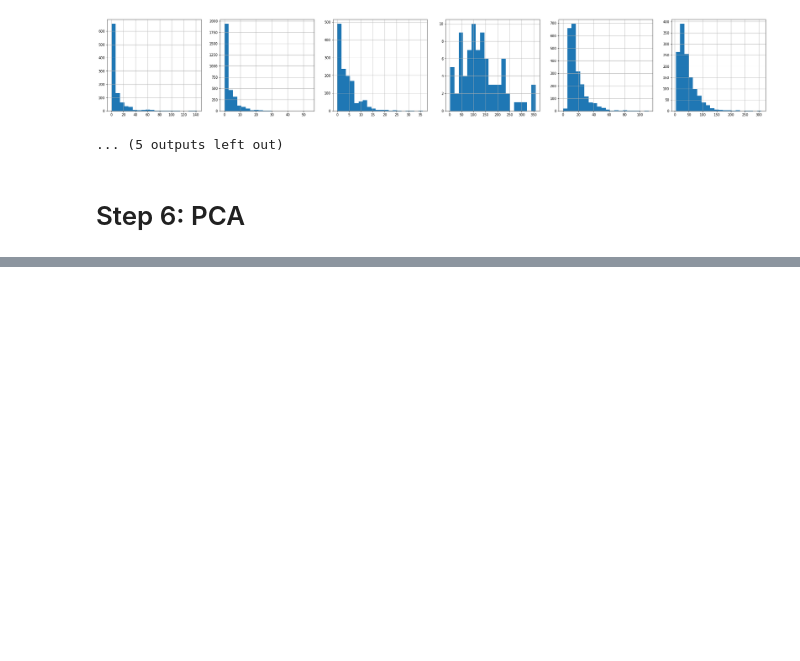
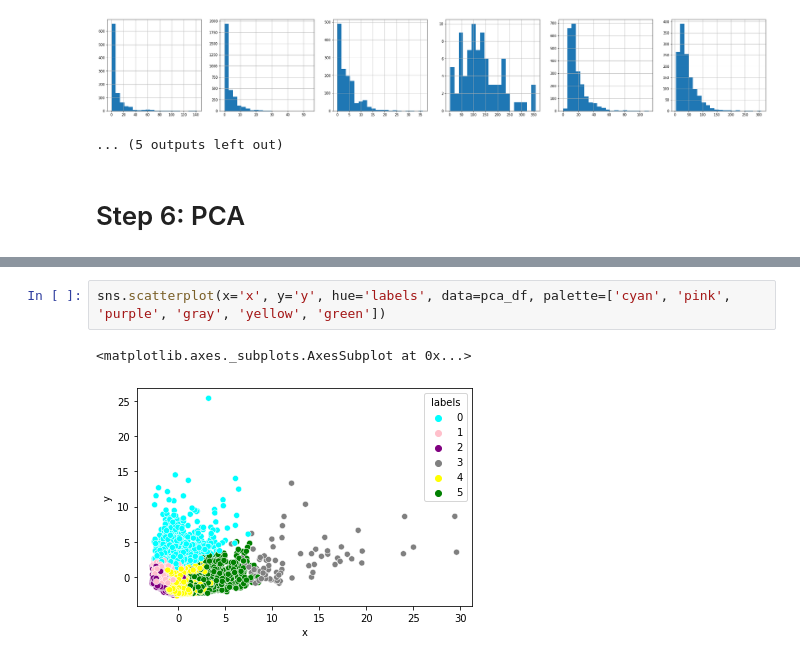
Before and after one commit to Tursunali-portfolio/Customer_segmentation, a Jupyter notebook: Customer_clustering.ipynb, the cells around one changed output, grey strips where cells are left out. Cells and saved outputs as stored; diff of their text form; blank space fills up the shorter version.

```diff
--- a/Customer_clustering.ipynb
+++ b/Customer_clustering.ipynb
@@ -356,0 +352,5 @@ fig.show()
+# %%
+sns.scatterplot(x='x', y='y', hue='labels', data=pca_df, palette=['cyan', 'pink', 'purple', 'gray', 'yellow', 'green'])
+# %% [output]
+<matplotlib.axes._subplots.AxesSubplot at 0x...>
+[figure, added]
```
Also changed, not shown: parts of 3 cells of this notebook.
